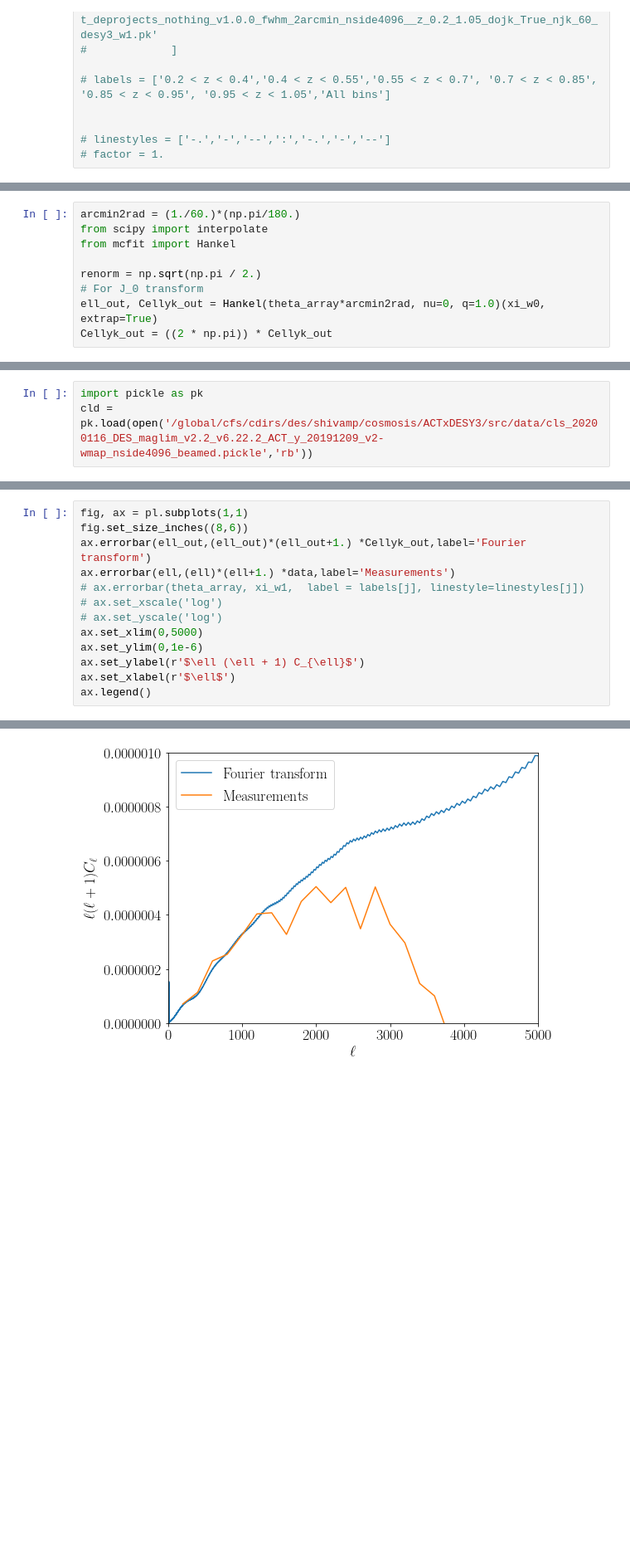
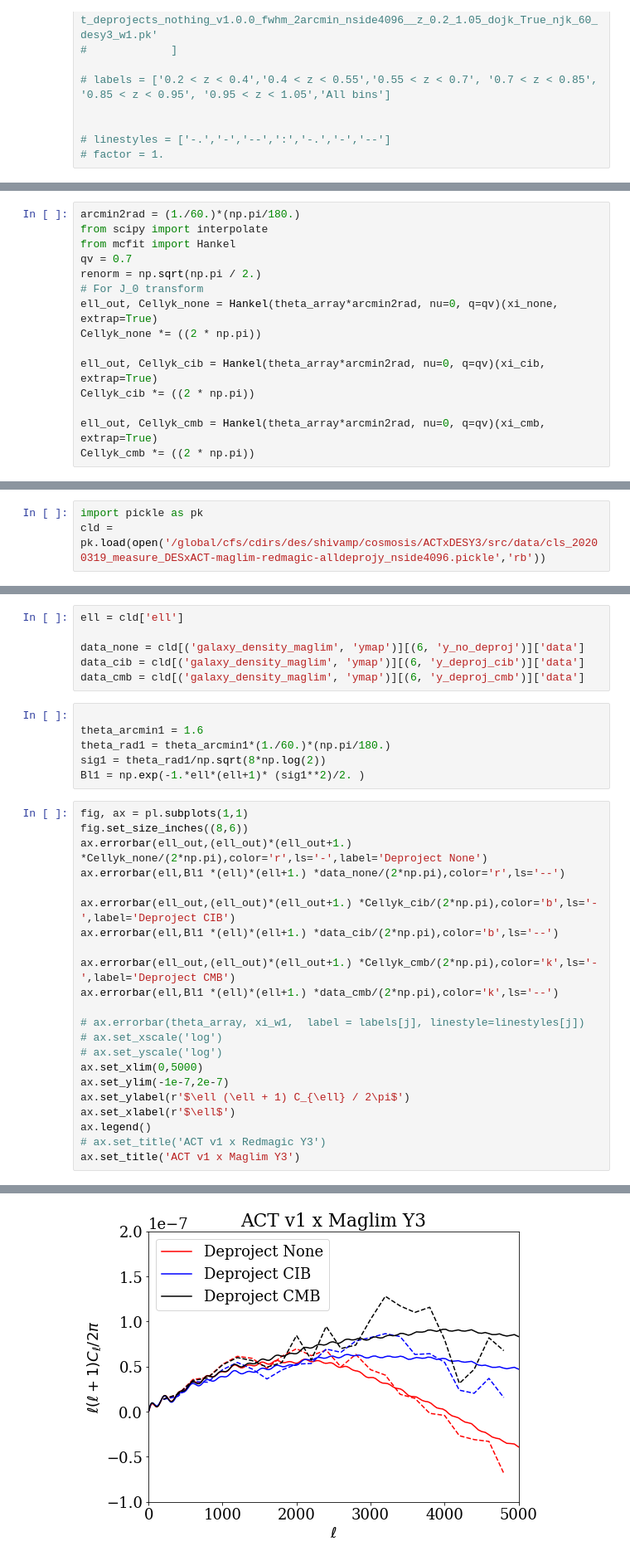
Before and after one commit to shivampcosmo/ACTxDESY3, a Jupyter notebook: src/process_cats/correlate_dy_actxdesy3.ipynb, the cells around one changed output, grey strips where cells are left out. Shown at 83% size. Saved outputs shown, nothing was run; the diff lists cells and outputs as text; blank space fills up the shorter version.

```diff
--- a/src/process_cats/correlate_dy_actxdesy3.ipynb
+++ b/src/process_cats/correlate_dy_actxdesy3.ipynb
@@ -356,11 +388,17 @@ ax.legend()
 arcmin2rad = (1./60.)*(np.pi/180.)
 from scipy import interpolate
 from mcfit import Hankel
-
+qv = 0.7
 renorm = np.sqrt(np.pi / 2.)
 # For J_0 transform
-ell_out, Cellyk_out = Hankel(theta_array*arcmin2rad, nu=0, q=1.0)(xi_w0, extrap=True)
-Cellyk_out = ((2 * np.pi)) * Cellyk_out
+ell_out, Cellyk_none = Hankel(theta_array*arcmin2rad, nu=0, q=qv)(xi_none, extrap=True)
+Cellyk_none *= ((2 * np.pi))
+
+ell_out, Cellyk_cib = Hankel(theta_array*arcmin2rad, nu=0, q=qv)(xi_cib, extrap=True)
+Cellyk_cib *= ((2 * np.pi))
+
+ell_out, Cellyk_cmb = Hankel(theta_array*arcmin2rad, nu=0, q=qv)(xi_cmb, extrap=True)
+Cellyk_cmb *= ((2 * np.pi))
 # %%
 fig, ax = pl.subplots(1,1)
 fig.set_size_inches((8,6))
@@ -380,3 +419,3 @@ No handles with labels found to put in legend.
 # %%
 import pickle as pk
-cld = pk.load(open('/global/cfs/cdirs/des/shivamp/cosmosis/ACTxDESY3/src/data/cls_20200116_DES_maglim_v2.2_v6.22.2_ACT_y_20191209_v2-wmap_nside4096_beamed.pickle','rb'))
+cld = pk.load(open('/global/cfs/cdirs/des/shivamp/cosmosis/ACTxDESY3/src/data/cls_20200319_measure_DESxACT-maglim-redmagic-alldeprojy_nside4096.pickle','rb'))
@@ -387,14 +436,35 @@ data = cld[('galaxy_density', 'ymap')][(6, 'y')]['data']
+# %%
+ell = cld['ell']
+
+data_none = cld[('galaxy_density_maglim', 'ymap')][(6, 'y_no_deproj')]['data']
+data_cib = cld[('galaxy_density_maglim', 'ymap')][(6, 'y_deproj_cib')]['data']
+data_cmb = cld[('galaxy_density_maglim', 'ymap')][(6, 'y_deproj_cmb')]['data']
+# %%
+
+theta_arcmin1 = 1.6
+theta_rad1 = theta_arcmin1*(1./60.)*(np.pi/180.)
+sig1 = theta_rad1/np.sqrt(8*np.log(2))
+Bl1 = np.exp(-1.*ell*(ell+1)* (sig1**2)/2. )
 # %%
 fig, ax = pl.subplots(1,1)
 fig.set_size_inches((8,6))
-ax.errorbar(ell_out,(ell_out)*(ell_out+1.) *Cellyk_out,label='Fourier transform')
-ax.errorbar(ell,(ell)*(ell+1.) *data,label='Measurements')
+ax.errorbar(ell_out,(ell_out)*(ell_out+1.) *Cellyk_none/(2*np.pi),color='r',ls='-',label='Deproject None')
+ax.errorbar(ell,Bl1 *(ell)*(ell+1.) *data_none/(2*np.pi),color='r',ls='--')
+
+ax.errorbar(ell_out,(ell_out)*(ell_out+1.) *Cellyk_cib/(2*np.pi),color='b',ls='-',label='Deproject CIB')
+ax.errorbar(ell,Bl1 *(ell)*(ell+1.) *data_cib/(2*np.pi),color='b',ls='--')
+
+ax.errorbar(ell_out,(ell_out)*(ell_out+1.) *Cellyk_cmb/(2*np.pi),color='k',ls='-',label='Deproject CMB')
+ax.errorbar(ell,Bl1 *(ell)*(ell+1.) *data_cmb/(2*np.pi),color='k',ls='--')
+
 # ax.errorbar(theta_array, xi_w1,  label = labels[j], linestyle=linestyles[j])
 # ax.set_xscale('log')
 # ax.set_yscale('log')
 ax.set_xlim(0,5000)
-ax.set_ylim(0,1e-6)
-ax.set_ylabel(r'$\ell (\ell + 1) C_{\ell}$')
+ax.set_ylim(-1e-7,2e-7)
+ax.set_ylabel(r'$\ell (\ell + 1) C_{\ell} / 2\pi$')
 ax.set_xlabel(r'$\ell$')
 ax.legend()
+# ax.set_title('ACT v1 x Redmagic Y3')
+ax.set_title('ACT v1 x Maglim Y3')
 # %% [output]
@@ -402 +472 @@ ax.legend()
-[figure, old version]
+[figure, new version]
```
Also changed, not shown: parts of 20 cells of this notebook, 9 other files.
